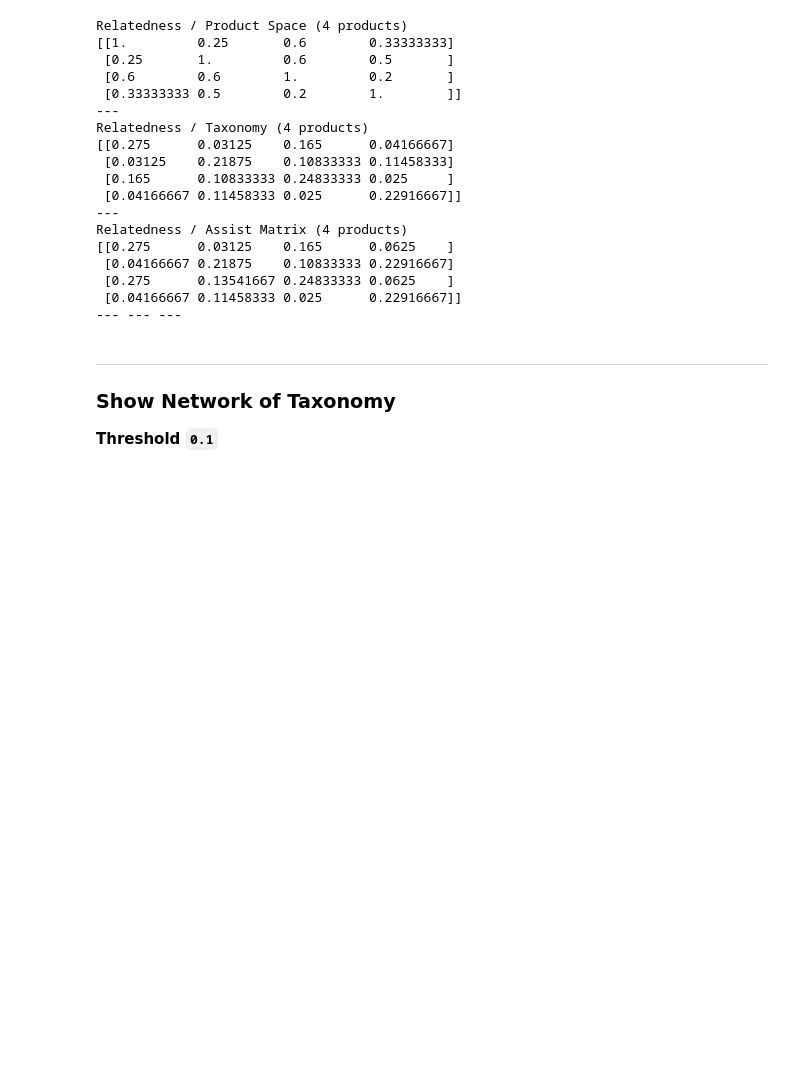
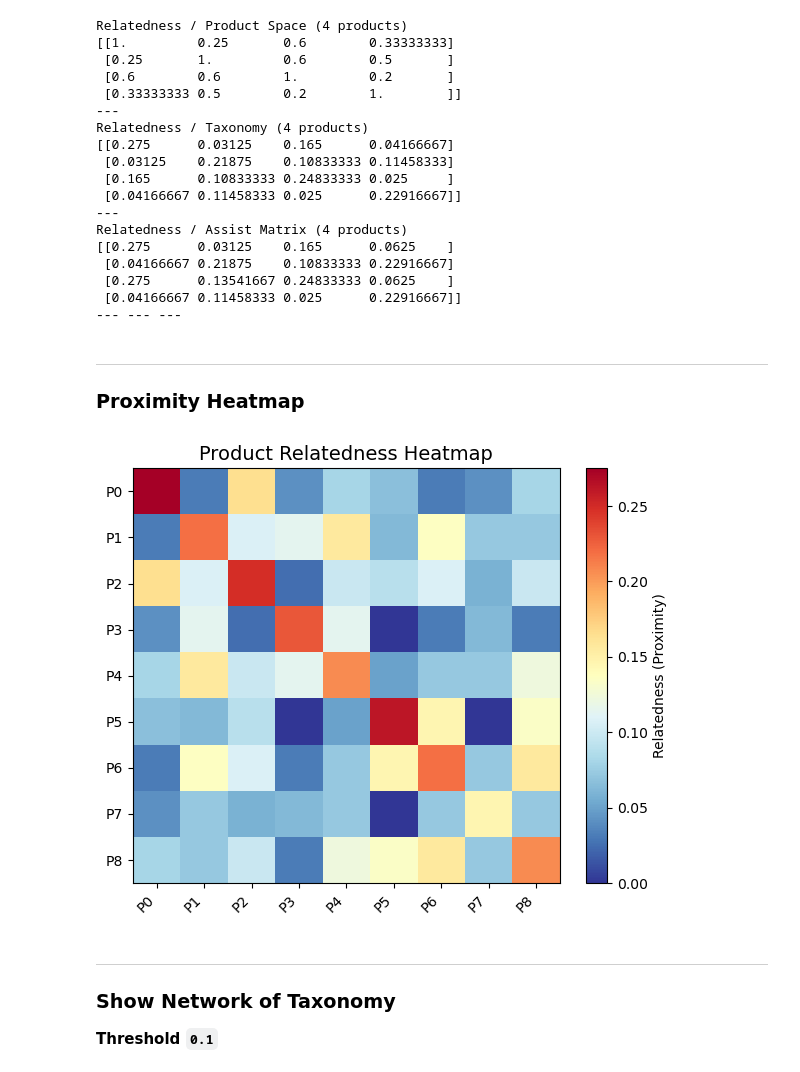
Before and after one commit to ospalax/unu_merit_eci, a Jupyter notebook: archive/unu_merit_final_assignment_osp.ipynb, the cells around one changed output. Saved outputs shown, nothing was run; the diff lists cells and outputs as text; code cells hidden in the pictures; blank space fills up the shorter version.

```diff
--- a/archive/unu_merit_final_assignment_osp.ipynb
+++ b/archive/unu_merit_final_assignment_osp.ipynb
@@ -875,6 +906,14 @@ Relatedness / Assist Matrix (4 products)
  [0.275      0.13541667 0.24833333 0.0625    ]
  [0.04166667 0.11458333 0.025      0.22916667]]
 --- --- ---
+# %% [markdown]
+---
+
+### Proximity Heatmap
+# %%
+Index1.show_proximity_heatmap(6, 5)
+# %% [output]
+[figure, added]
 # %% [markdown]
 ---
 
```
Also changed, not shown: parts of 4 cells of this notebook, 4 other files.
